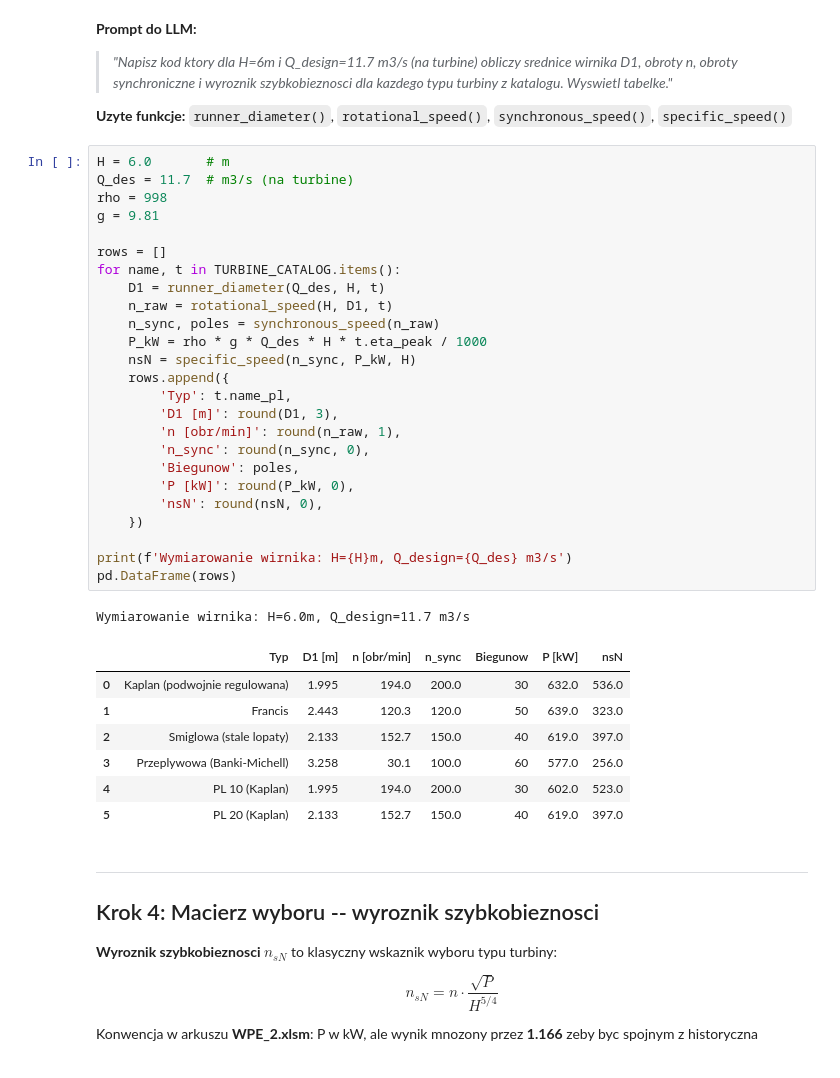
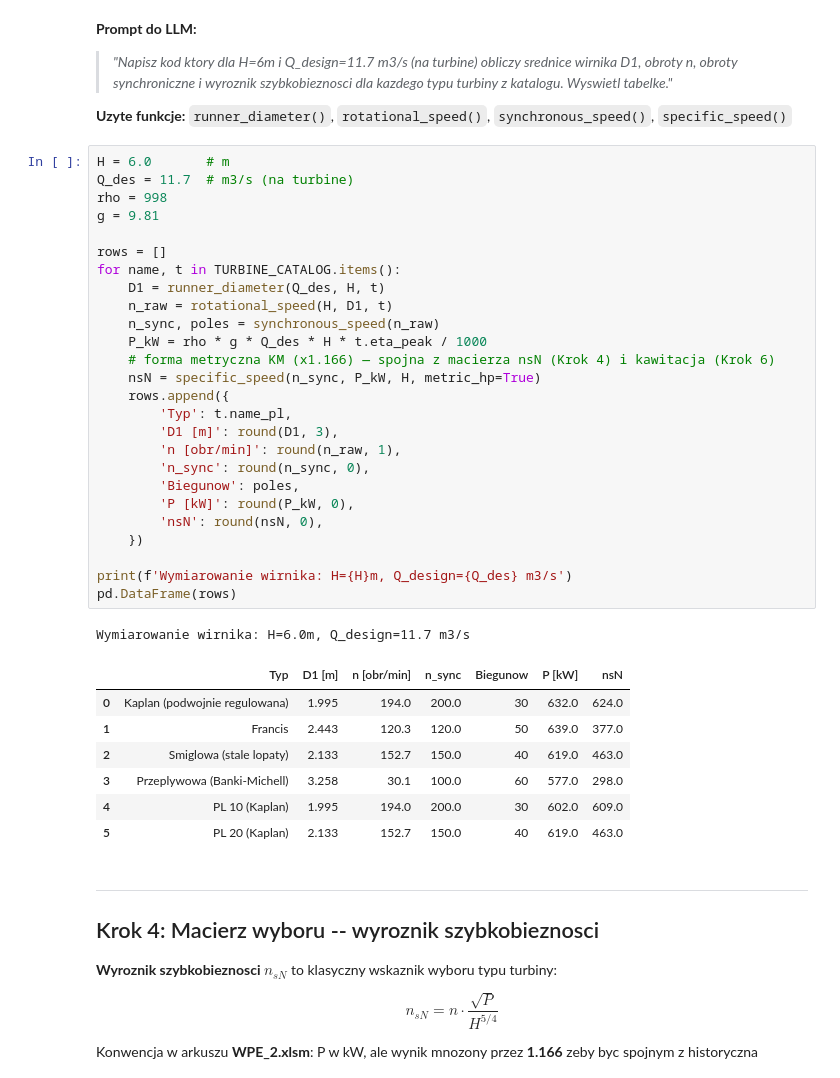
Before and after one commit to amachalski/hydropower-notebooks, a Jupyter notebook: notebooks/07_turbine_efficiency.ipynb, the cells around one changed output. Saved outputs shown, nothing was run; the diff lists cells and outputs as text.

```diff
--- a/notebooks/07_turbine_efficiency.ipynb
+++ b/notebooks/07_turbine_efficiency.ipynb
@@ -229,37 +229,38 @@ Predkosc obrotowa musi byc **synchroniczna** z siecia ($n_{sync} = 60f/p$).
 # %%
 H = 6.0       # m
 Q_des = 11.7  # m3/s (na turbine)
 rho = 998
 g = 9.81
 
 rows = []
 for name, t in TURBINE_CATALOG.items():
     D1 = runner_diameter(Q_des, H, t)
     n_raw = rotational_speed(H, D1, t)
     n_sync, poles = synchronous_speed(n_raw)
     P_kW = rho * g * Q_des * H * t.eta_peak / 1000
-    nsN = specific_speed(n_sync, P_kW, H)
+    # forma metryczna KM (x1.166) — spojna z macierza nsN (Krok 4) i kawitacja (Krok 6)
+    nsN = specific_speed(n_sync, P_kW, H, metric_hp=True)
     rows.append({
         'Typ': t.name_pl,
         'D1 [m]': round(D1, 3),
         'n [obr/min]': round(n_raw, 1),
         'n_sync': round(n_sync, 0),
         'Biegunow': poles,
         'P [kW]': round(P_kW, 0),
         'nsN': round(nsN, 0),
     })
 
 print(f'Wymiarowanie wirnika: H={H}m, Q_design={Q_des} m3/s')
 pd.DataFrame(rows)
 # %% [output]
 Wymiarowanie wirnika: H=6.0m, Q_design=11.7 m3/s
 |  | Typ | D1 [m] | n [obr/min] | n_sync | Biegunow | P [kW] | nsN |
-| 0 | Kaplan (podwojnie regulowana) | 1.995 | 194.0 | 200.0 | 30 | 632.0 | 536.0 |
-| 1 | Francis | 2.443 | 120.3 | 120.0 | 50 | 639.0 | 323.0 |
-| 2 | Smiglowa (stale lopaty) | 2.133 | 152.7 | 150.0 | 40 | 619.0 | 397.0 |
-| 3 | Przeplywowa (Banki-Michell) | 3.258 | 30.1 | 100.0 | 60 | 577.0 | 256.0 |
-| 4 | PL 10 (Kaplan) | 1.995 | 194.0 | 200.0 | 30 | 602.0 | 523.0 |
-| 5 | PL 20 (Kaplan) | 2.133 | 152.7 | 150.0 | 40 | 619.0 | 397.0 |
+| 0 | Kaplan (podwojnie regulowana) | 1.995 | 194.0 | 200.0 | 30 | 632.0 | 624.0 |
+| 1 | Francis | 2.443 | 120.3 | 120.0 | 50 | 639.0 | 377.0 |
+| 2 | Smiglowa (stale lopaty) | 2.133 | 152.7 | 150.0 | 40 | 619.0 | 463.0 |
+| 3 | Przeplywowa (Banki-Michell) | 3.258 | 30.1 | 100.0 | 60 | 577.0 | 298.0 |
+| 4 | PL 10 (Kaplan) | 1.995 | 194.0 | 200.0 | 30 | 602.0 | 609.0 |
+| 5 | PL 20 (Kaplan) | 2.133 | 152.7 | 150.0 | 40 | 619.0 | 463.0 |
 # %% [markdown]
 ---
 ## Krok 4: Macierz wyboru -- wyroznik szybkobieznosci
```
Also changed, not shown: 1 other file.
